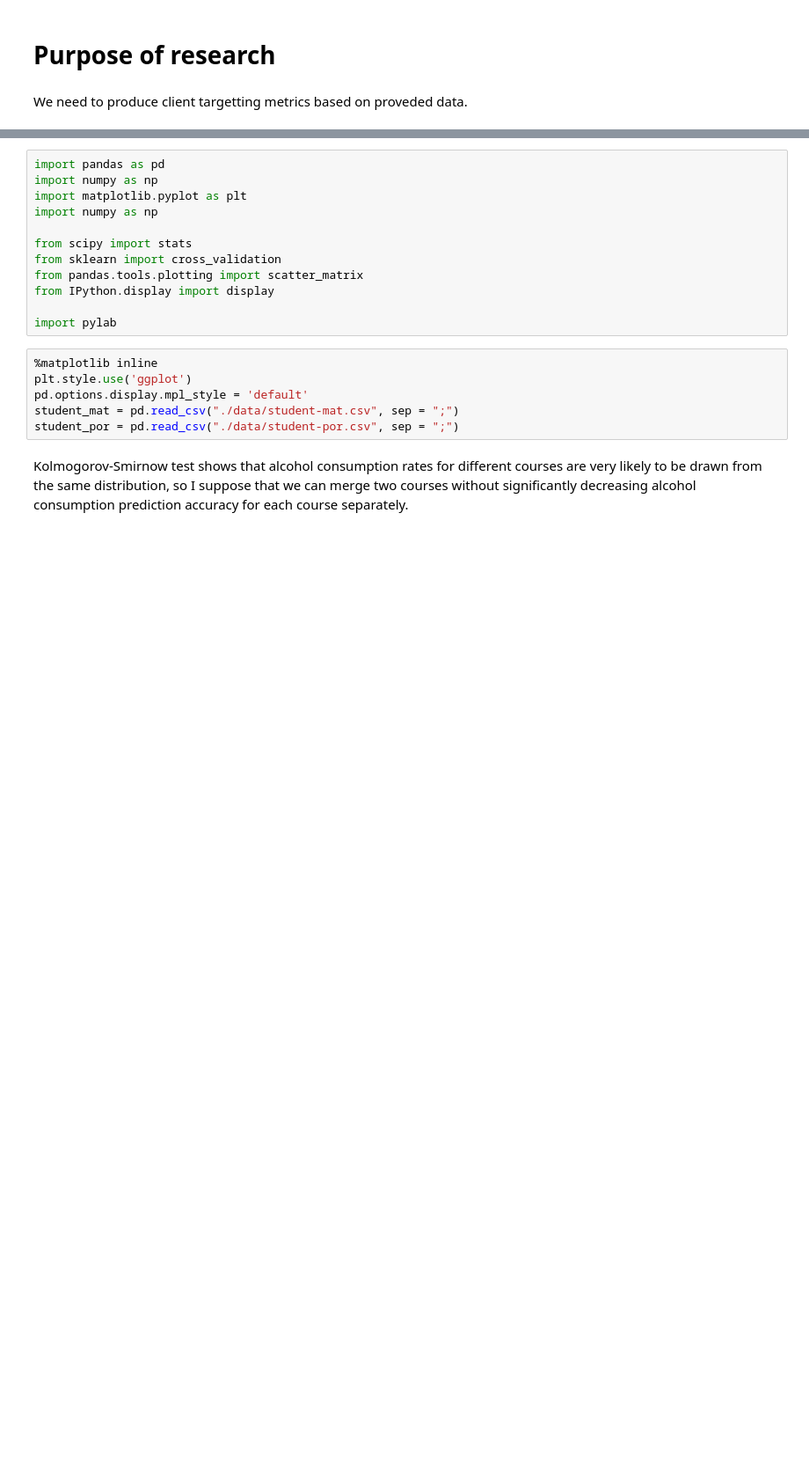
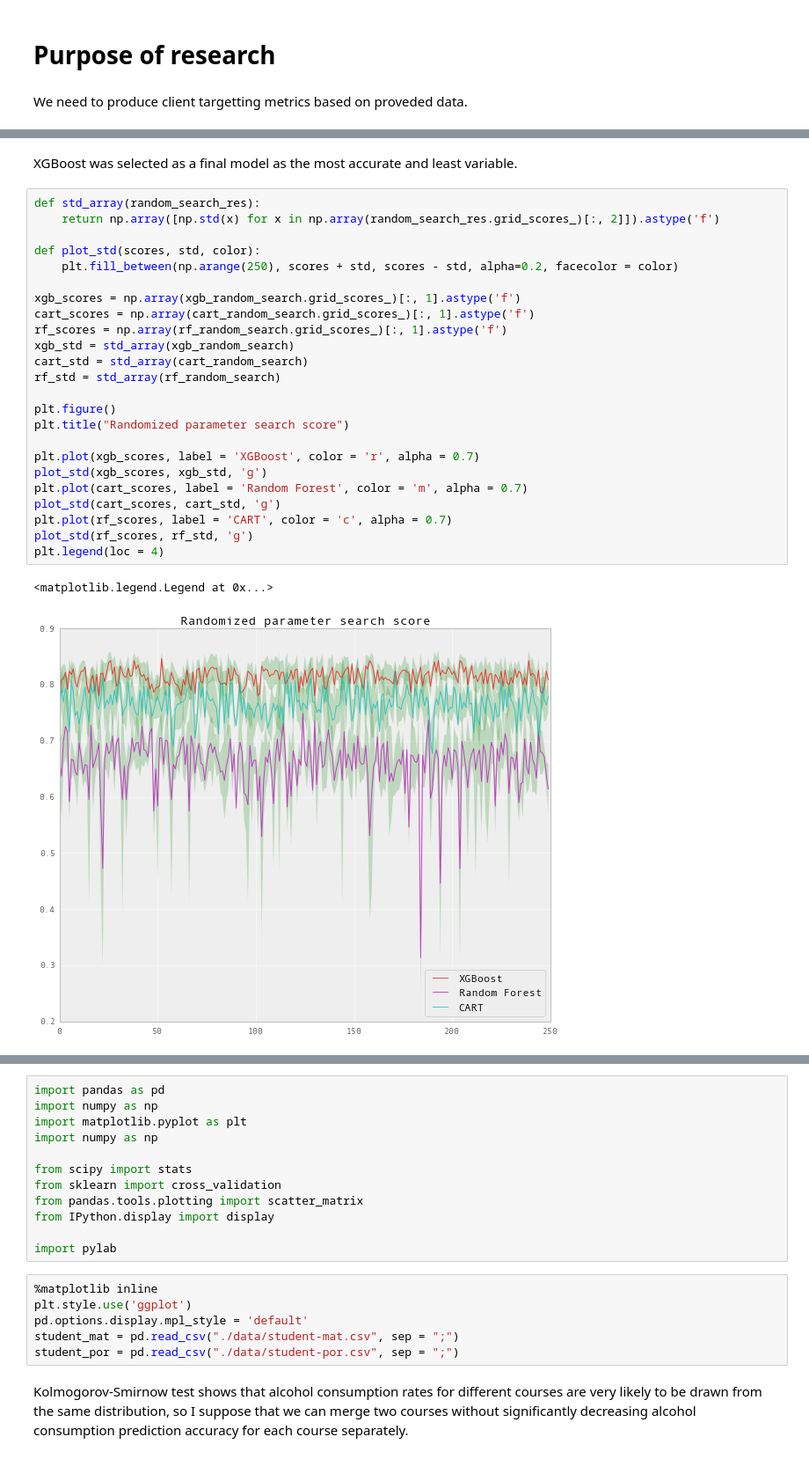
Before and after one commit to GeraldineE/alcohol-research, a Jupyter notebook: student-analysis.ipynb, the cells around one changed output, grey strips where cells are left out. Shown at 88% size. Saved outputs shown, nothing was run; the diff lists cells and outputs as text; blank space fills up the shorter version.

```diff
--- a/student-analysis.ipynb
+++ b/student-analysis.ipynb
@@ -24,0 +67,29 @@ We need to produce client targetting metrics based on proveded data.
+# %% [markdown]
+XGBoost was selected as a final model as the most accurate and least variable.
+# %%
+def std_array(random_search_res):
+    return np.array([np.std(x) for x in np.array(random_search_res.grid_scores_)[:, 2]]).astype('f')
+
+def plot_std(scores, std, color):
+    plt.fill_between(np.arange(250), scores + std, scores - std, alpha=0.2, facecolor = color)
+
+xgb_scores = np.array(xgb_random_search.grid_scores_)[:, 1].astype('f')
+cart_scores = np.array(cart_random_search.grid_scores_)[:, 1].astype('f')
+rf_scores = np.array(rf_random_search.grid_scores_)[:, 1].astype('f')
+xgb_std = std_array(xgb_random_search)
+cart_std = std_array(cart_random_search)
+rf_std = std_array(rf_random_search)
+
+plt.figure()
+plt.title("Randomized parameter search score")
+
+plt.plot(xgb_scores, label = 'XGBoost', color = 'r', alpha = 0.7)
+plot_std(xgb_scores, xgb_std, 'g')
+plt.plot(cart_scores, label = 'Random Forest', color = 'm', alpha = 0.7)
+plot_std(cart_scores, cart_std, 'g')
+plt.plot(rf_scores, label = 'CART', color = 'c', alpha = 0.7)
+plot_std(rf_scores, rf_std, 'g')
+plt.legend(loc = 4)
+# %% [output]
+<matplotlib.legend.Legend at 0x...>
+[figure, added]
```
Also changed, not shown: parts of 21 cells of this notebook.
